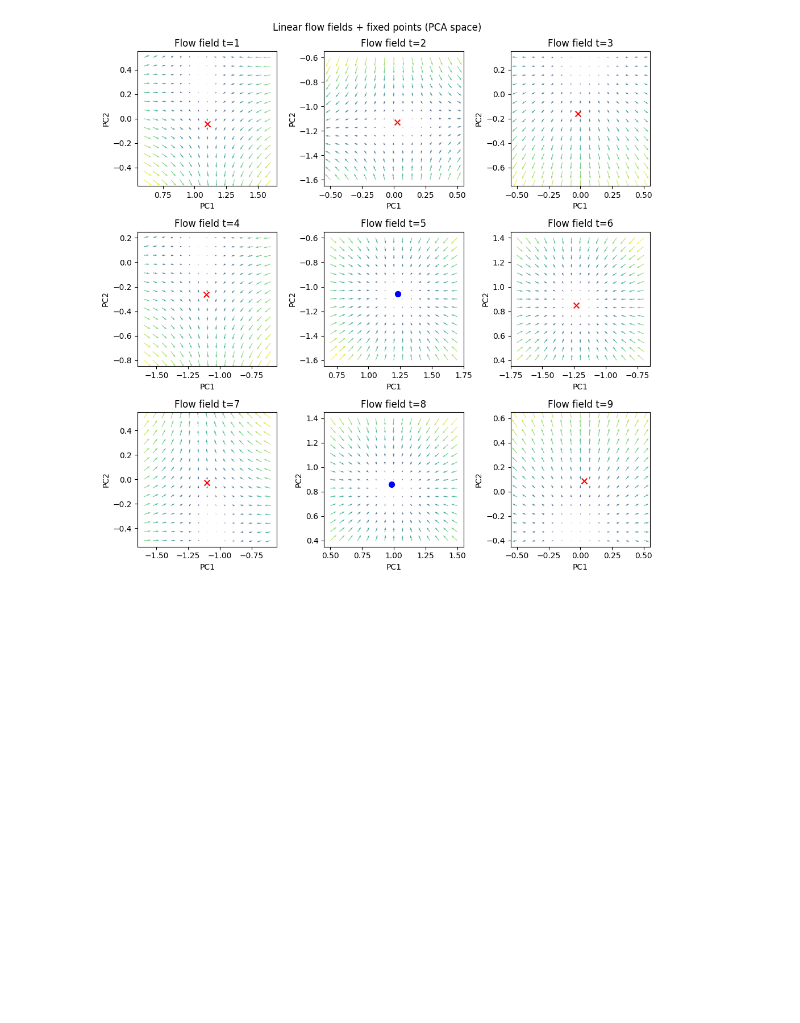
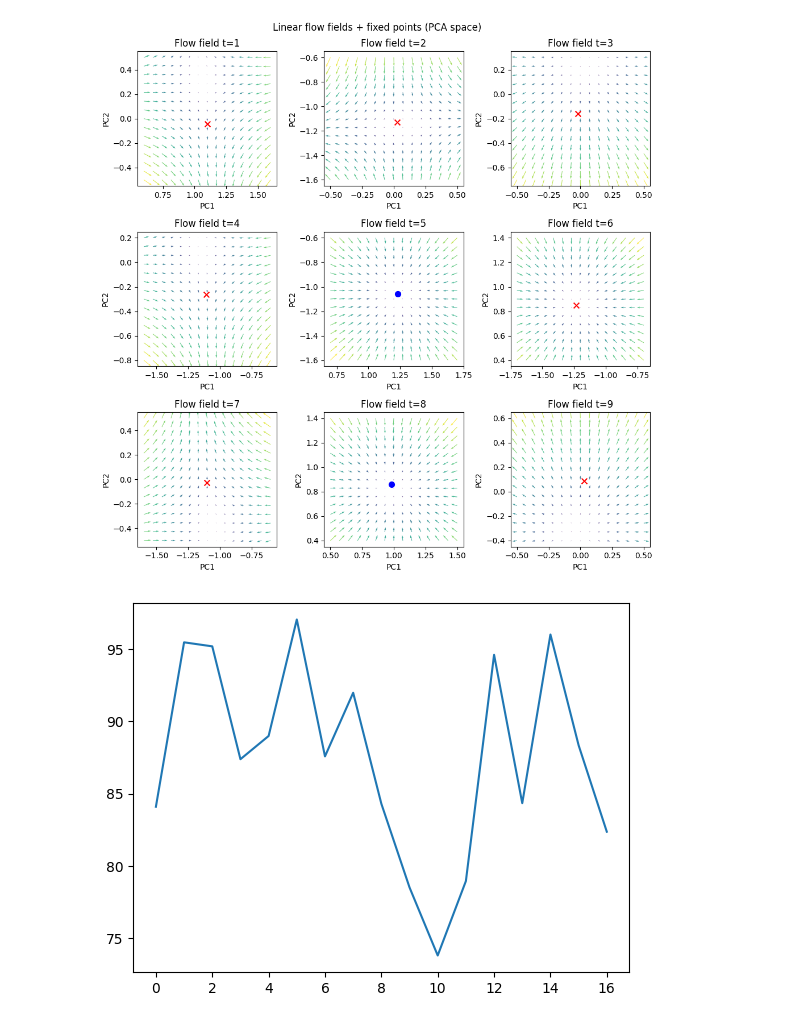
Before and after one commit to JohnLazzari/RNNToolkit, a Jupyter notebook: examples/analysis.ipynb, the cells around one changed output. Cells and saved outputs as stored; diff of their text form; code cells hidden in the pictures; blank space fills up the shorter version.

```diff
--- a/examples/analysis.ipynb
+++ b/examples/analysis.ipynb
@@ -235,6 +233,7 @@ Define a linearization object which takes in the rnn as the sole input currently
 lin = Linearization(model.rnn)
 
 stability = []
+eigenvectors = []
 fig = plt.figure()
 ax = fig.add_subplot(projection='3d')
 for i in range(unique_fps.n):
@@ -246,10 +245,12 @@ for i in range(unique_fps.n):
     real, im, eigvec = lin.eigendecomposition(input, unique_fps.xstar[i])
     # get max eigenvalue
     max_eig = torch.max(real)
+    arg_max_eig = torch.where(real > 1)[0]
     if max_eig <= 1:
         stability.append(1)
     else:
         stability.append(0)
+    eigenvectors.append(eigvec[arg_max_eig, :])
 
 pca = PCA(n_components=3)
 fp_proj = pca.fit_transform(fp_states)
@@ -317,3 +335,38 @@ plt.tight_layout()
 plt.show()
 # %% [output]
 [figure]
+# %%
+from rnntoolkit.utils import angle_between
+
+# Only using a single stable dimension so this may not be too accurate
+# Get all unstable dimensions for each fixed point and compute the mean angles of perturbations to all of them
+
+angles = []
+for i, vec in enumerate(eigenvectors):
+
+    if stability[i] == 1:
+        continue
+
+    lower_bound_x, upper_bound_x, lower_bound_y, upper_bound_y = (
+        fff._set_tv_bounds(states[i])
+    )
+    low_dim_grid, inverse_grid = fff._inverse_grid(lower_bound_x, upper_bound_x, lower_bound_y, upper_bound_y)
+
+    # get perturbations of state
+    delta_hs = inverse_grid - states[i]
+
+    vec = vec.real
+    mean_angles = []
+    for i_vec in delta_hs:
+        angle = angle_between(vec, i_vec)
+        # assuming angle is within 180 degrees
+        angle_dist = np.abs(90 - np.degrees(angle))
+        max_align = np.argmax(angle_dist.numpy())
+        mean_angles.append(angle[max_align])
+    mean_angle = np.mean(mean_angles)
+    angles.append(np.degrees(mean_angle))
+
+plt.plot(angles)
+plt.show()
+# %% [output]
+[figure, added]
```
Also changed, not shown: parts of 2 cells of this notebook, 2 other files.
